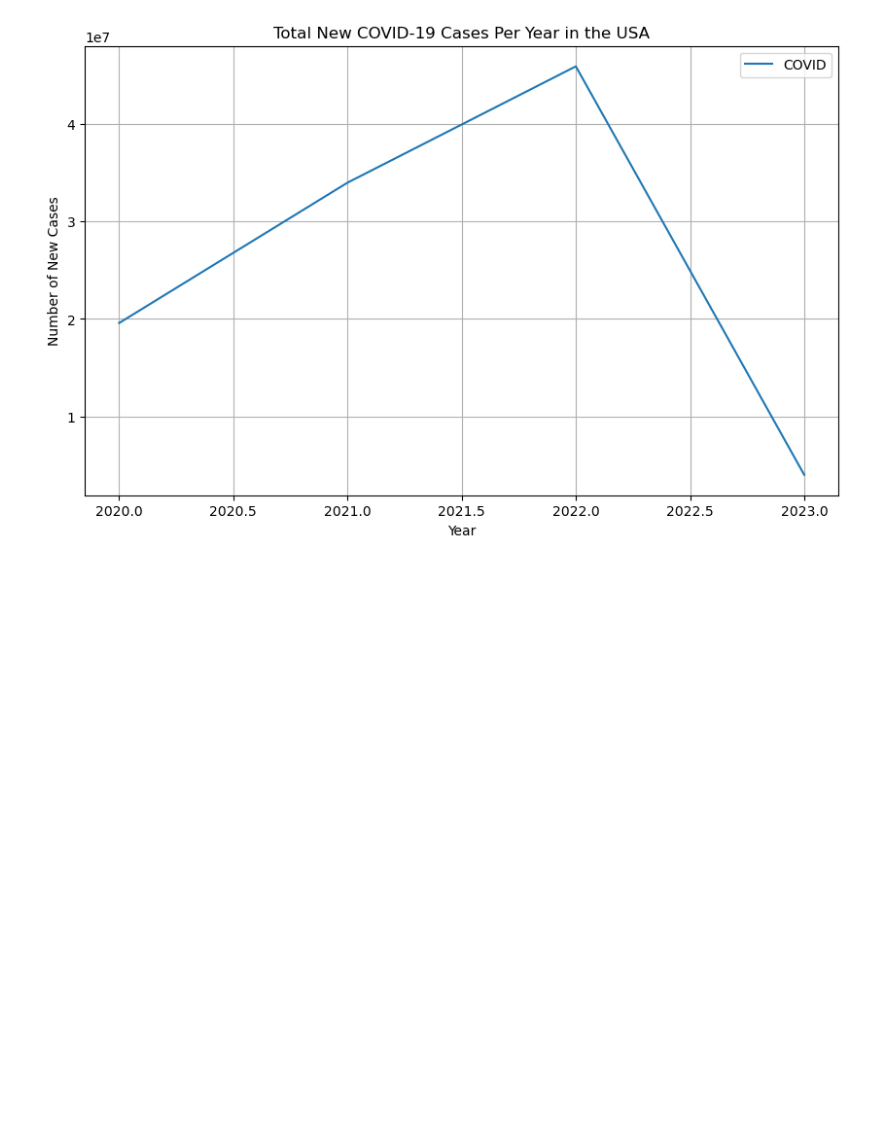
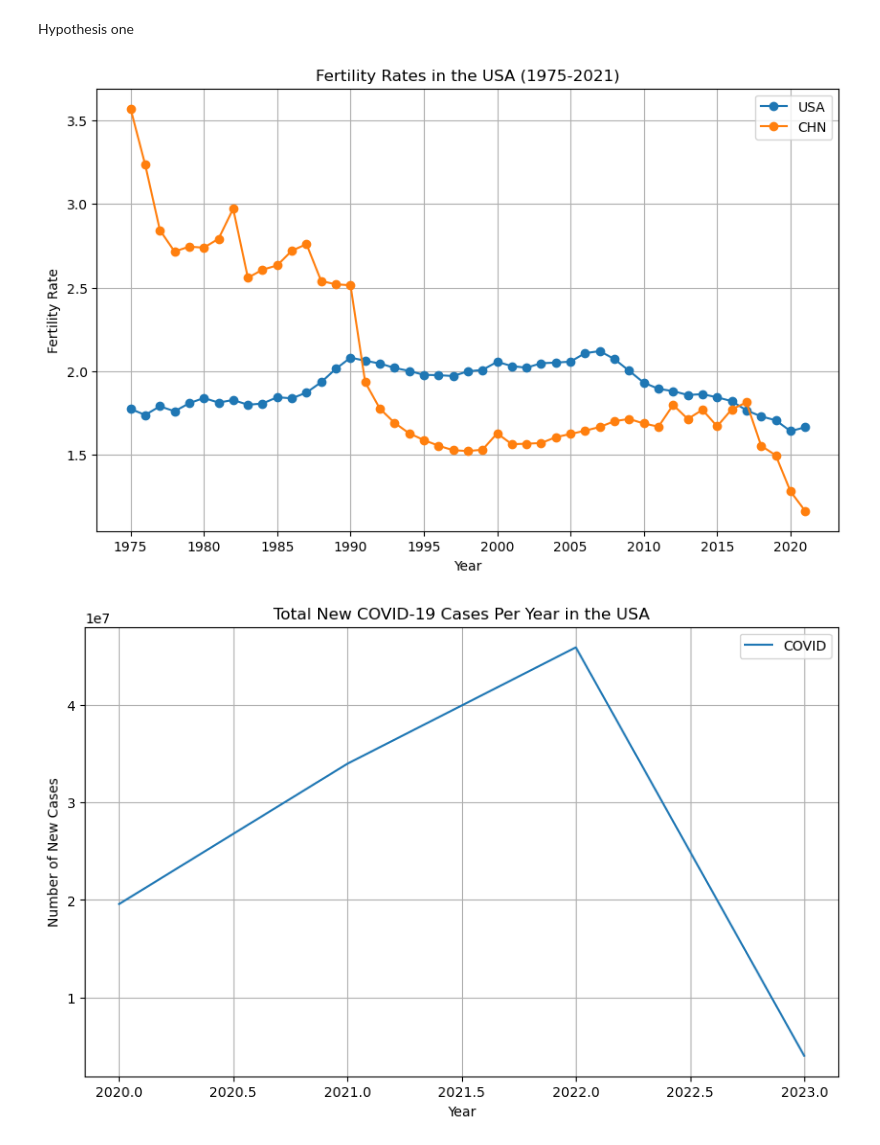
Before and after one commit to Huahuahaha/2023Fall_Projects, a Jupyter notebook: Hypothesis Report.ipynb, the cells around one changed output. Cells and saved outputs as stored; diff of their text form; code cells hidden in the pictures; blank space fills up the shorter version.

```diff
--- a/Hypothesis Report.ipynb
+++ b/Hypothesis Report.ipynb
@@ -5,0 +13,5 @@ import matplotlib.pyplot as plt
+# %% [markdown]
+Hypothesis one
+# %%
+usa_fr = functions.ext_sel_da(fr_data, 'USA', 1975, 2021)
+chn_fr = functions.ext_sel_da(fr_data, 'CHN', 1975, 2021)
@@ -6,13 +22,21 @@ import matplotlib.pyplot as plt
 # %%
-importlib.reload(functions)
-fr_data = pd.read_csv('Data/Fertility rates.csv', skiprows=4)
-covid_data = pd.read_csv('Data/WHO-COVID-19-global-data.csv')
-polio_data = pd.read_csv('Data/the-number-of-reported-paralytic-polio-cases.csv')
-hiv_data = pd.read_csv('Data/share-of-population-infected-with-hiv-ihme.csv')
-usa_fr = functions.ext_sel_fr(fr_data, 'USA', 1975, 2021)
-usa_covid = functions.ext_sel_covid(covid_data, 'US')
-chn_polio = functions.ext_sel_polio(polio_data, 'CHN')
 usa_hiv = functions.ext_sel_hiv(hiv_data, 'USA')
+# %%
+fr_years = list(map(int, usa_fr.keys()))
+usa_rates = list(usa_fr.values())
+chn_rates = list(chn_fr.values())
+plt.figure(figsize=(10, 6))
+plt.plot(fr_years, usa_rates, label = 'USA', marker='o')
+plt.plot(fr_years, chn_rates, label = 'CHN', marker='o')
+plt.xticks(range(min(fr_years), max(fr_years) + 1, 5))
+plt.title("Fertility Rates in the USA (1975-2021)")
+plt.xlabel("Year")
+plt.ylabel("Fertility Rate")
+plt.grid(True)
+plt.legend()
+plt.show()
+# %% [output]
+[figure, added]
 # %%
 plt.figure(figsize=(10, 6))
 plt.plot(usa_covid, label = 'COVID')
```
Also changed, not shown: parts of 6 cells of this notebook, 3 other files.
